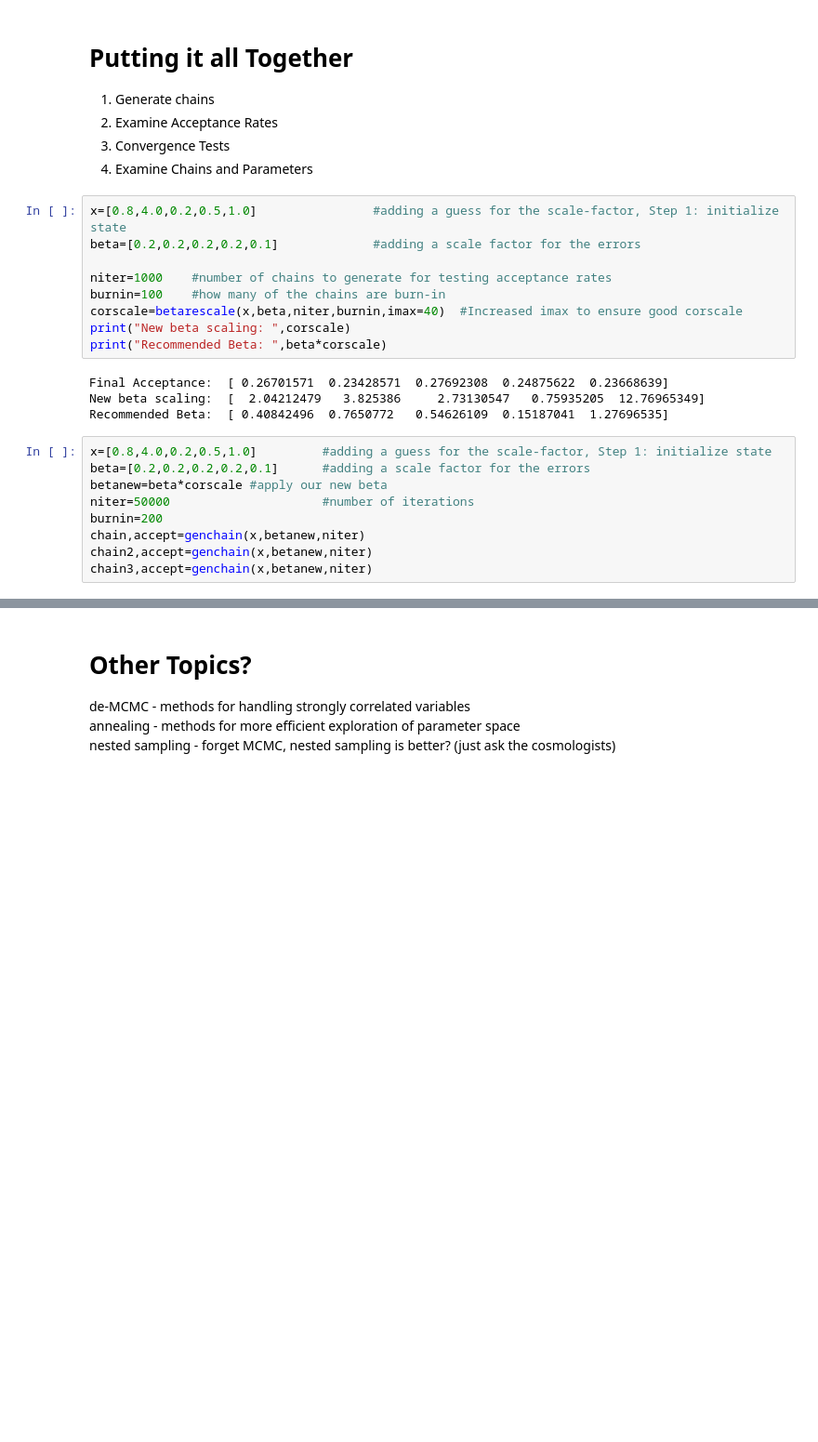
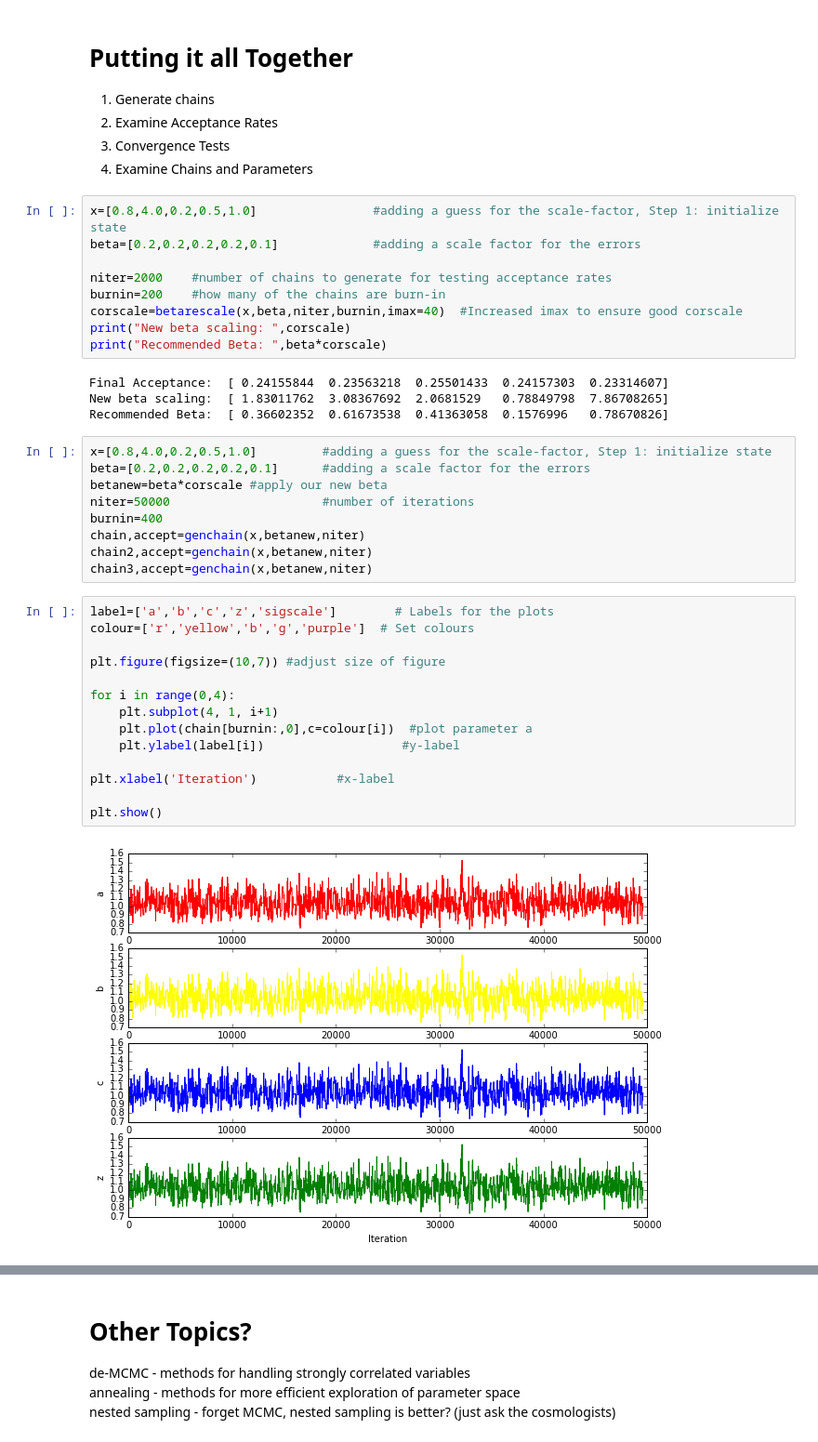
Before and after one commit to jasonfrowe/gprocess, a Jupyter notebook: MCMC Tutorial.ipynb, the cells around one changed output, grey strips where cells are left out. Shown at 93% size. Saved outputs shown, nothing was run; the diff lists cells and outputs as text; blank space fills up the shorter version.

```diff
--- a/MCMC Tutorial.ipynb
+++ b/MCMC Tutorial.ipynb
@@ -702,24 +706,40 @@ Recommended Beta:  [ 0.43235706  0.69243958  0.57627402  0.1680569   1.07846136]
 x=[0.8,4.0,0.2,0.5,1.0]                #adding a guess for the scale-factor, Step 1: initialize state
 beta=[0.2,0.2,0.2,0.2,0.1]             #adding a scale factor for the errors
 
-niter=1000    #number of chains to generate for testing acceptance rates
-burnin=100    #how many of the chains are burn-in
+niter=2000    #number of chains to generate for testing acceptance rates
+burnin=200    #how many of the chains are burn-in
 corscale=betarescale(x,beta,niter,burnin,imax=40)  #Increased imax to ensure good corscale
 print("New beta scaling: ",corscale)
 print("Recommended Beta: ",beta*corscale)
 # %% [output]
-Final Acceptance:  [ 0.26701571  0.23428571  0.27692308  0.24875622  0.23668639]
-New beta scaling:  [  2.04212479   3.825386     2.73130547   0.75935205  12.76965349]
-Recommended Beta:  [ 0.40842496  0.7650772   0.54626109  0.15187041  1.27696535]
+Final Acceptance:  [ 0.24155844  0.23563218  0.25501433  0.24157303  0.23314607]
+New beta scaling:  [ 1.83011762  3.08367692  2.0681529   0.78849798  7.86708265]
+Recommended Beta:  [ 0.36602352  0.61673538  0.41363058  0.1576996   0.78670826]
 # %%
 x=[0.8,4.0,0.2,0.5,1.0]         #adding a guess for the scale-factor, Step 1: initialize state
 beta=[0.2,0.2,0.2,0.2,0.1]      #adding a scale factor for the errors
 betanew=beta*corscale #apply our new beta
 niter=50000                     #number of iterations
-burnin=200
+burnin=400
 chain,accept=genchain(x,betanew,niter)
 chain2,accept=genchain(x,betanew,niter)
 chain3,accept=genchain(x,betanew,niter)
+# %%
+label=['a','b','c','z','sigscale']        # Labels for the plots
+colour=['r','yellow','b','g','purple']  # Set colours
+
+plt.figure(figsize=(10,7)) #adjust size of figure
+
+for i in range(0,4):
+    plt.subplot(4, 1, i+1)
+    plt.plot(chain[burnin:,0],c=colour[i])  #plot parameter a
+    plt.ylabel(label[i])                   #y-label
+
+plt.xlabel('Iteration')           #x-label
+
+plt.show()
+# %% [output]
+[figure, added]
 # %%
 calcacrate(accept,burnin)
 # %% [output]
```
Also changed, not shown: parts of 18 cells of this notebook.
